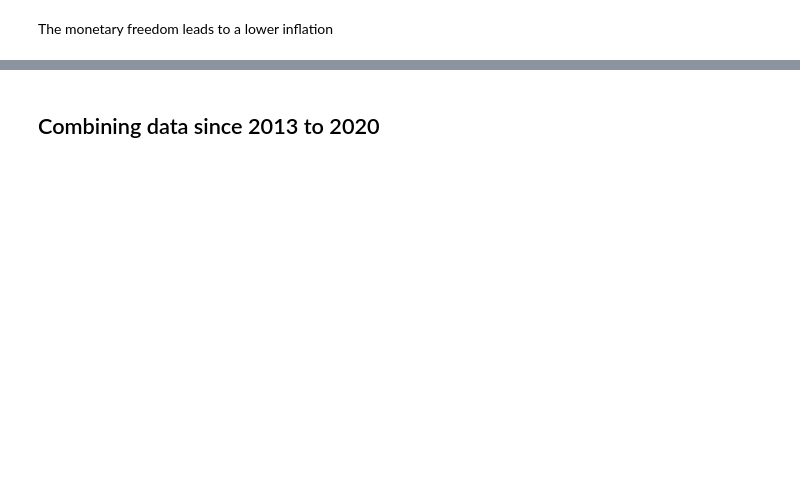
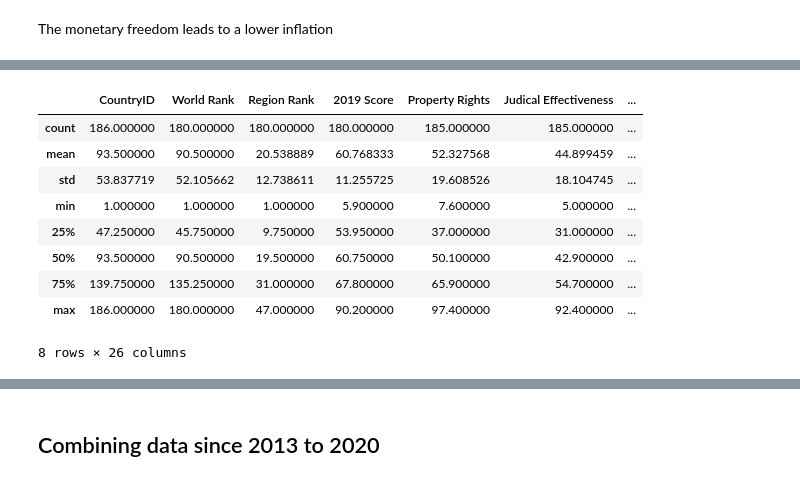
Before and after one commit to danvergara/freedom-analysis, a Jupyter notebook: freedom_analysis/exploratory_analysis.ipynb, the cells around one changed output, grey strips where cells are left out. Cells and saved outputs as stored; diff of their text form; code cells hidden in the pictures; blank space fills up the shorter version.

Commit message:
feat(notebooks): plot data from 2019

```diff
--- a/freedom_analysis/exploratory_analysis.ipynb
+++ b/freedom_analysis/exploratory_analysis.ipynb
@@ -262,0 +281,2 @@ df_2013_investment_freedom_v_gdp_per_capita = build_comparable_data_source(df_20
+# %%
+df_2019 = pd.read_csv("data/index2019_data.csv", index_col=0)
@@ -262,0 +323,13 @@ df_2013_investment_freedom_v_gdp_per_capita = build_comparable_data_source(df_20
+# %%
+df_2019.describe()
+# %% [output]
+|  | CountryID | World Rank | Region Rank | 2019 Score | Property Rights | Judical Effectiveness | ... |
+| count | 186.000000 | 180.000000 | 180.000000 | 180.000000 | 185.000000 | 185.000000 | ... |
+| mean | 93.500000 | 90.500000 | 20.538889 | 60.768333 | 52.327568 | 44.899459 | ... |
+| std | 53.837719 | 52.105662 | 12.738611 | 11.255725 | 19.608526 | 18.104745 | ... |
+| min | 1.000000 | 1.000000 | 1.000000 | 5.900000 | 7.600000 | 5.000000 | ... |
+| 25% | 47.250000 | 45.750000 | 9.750000 | 53.950000 | 37.000000 | 31.000000 | ... |
+| 50% | 93.500000 | 90.500000 | 19.500000 | 60.750000 | 50.100000 | 42.900000 | ... |
+| 75% | 139.750000 | 135.250000 | 31.000000 | 67.800000 | 65.900000 | 54.700000 | ... |
+| max | 186.000000 | 180.000000 | 47.000000 | 90.200000 | 97.400000 | 92.400000 | ... |
+8 rows × 26 columns
```
Also changed, not shown: parts of 34 cells of this notebook.
